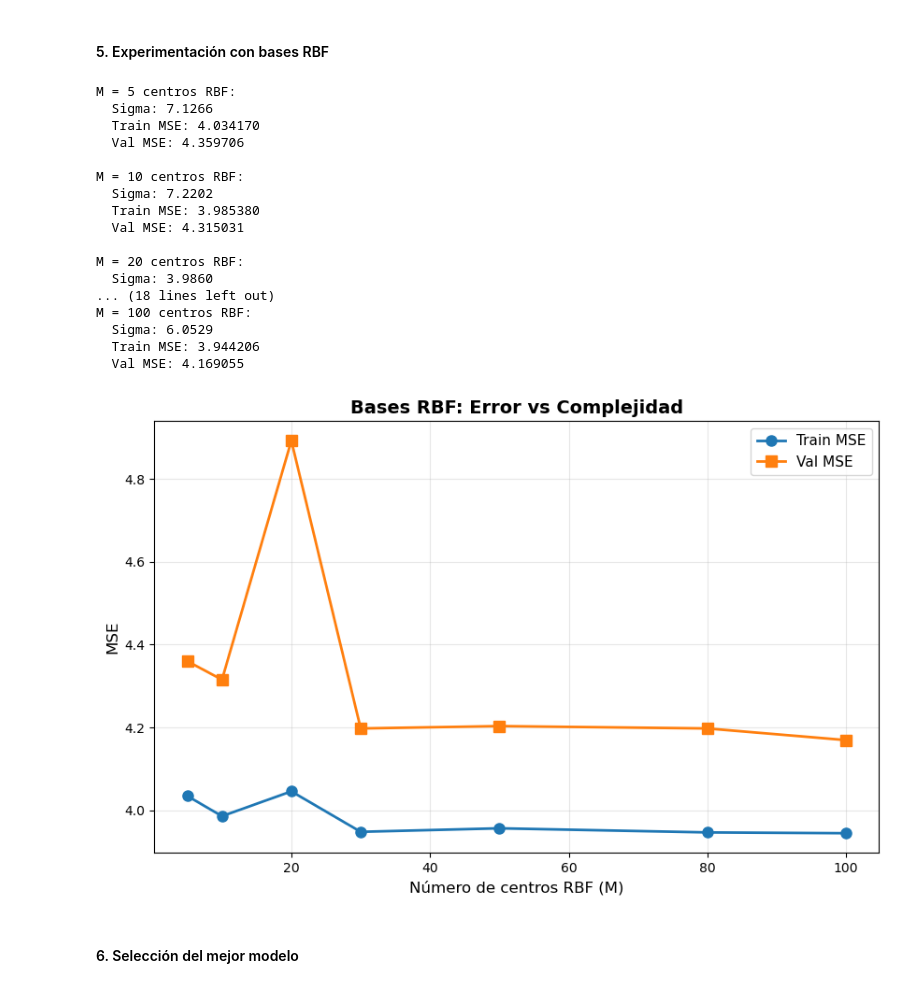
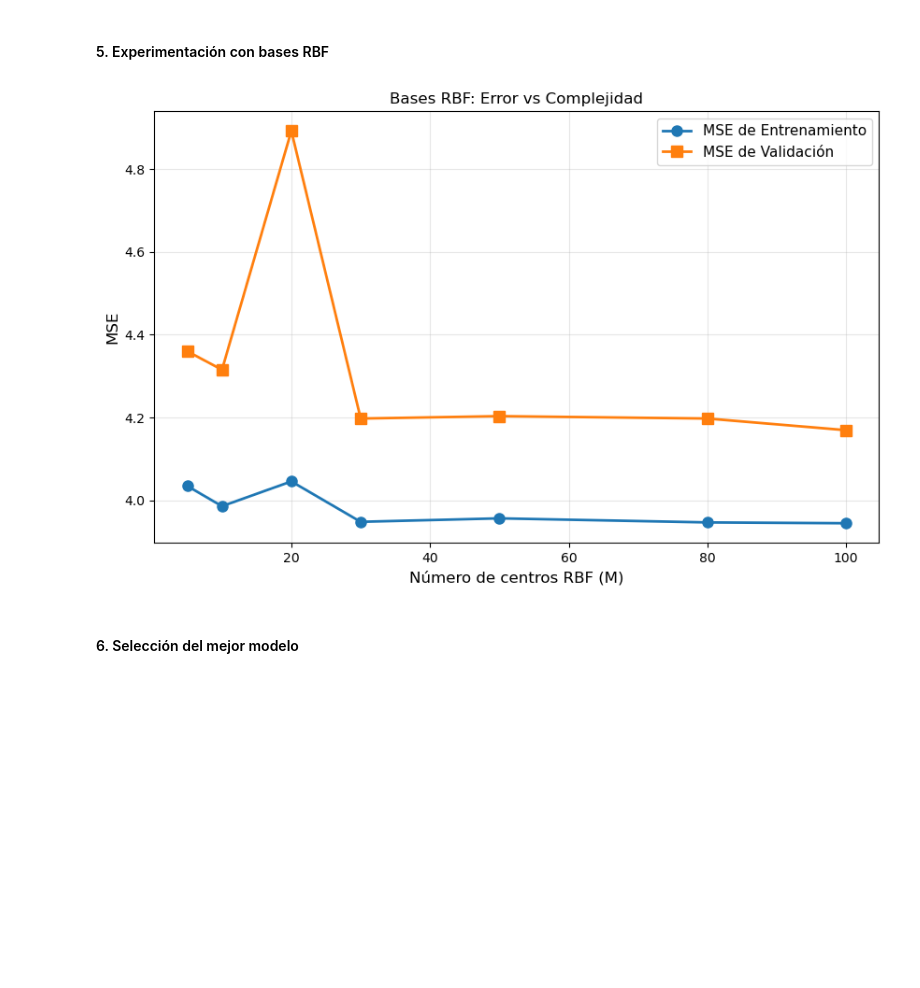
Before and after one commit to marcos626/TP3, a Jupyter notebook: regresion_lineal_1x500.ipynb, the cells around one changed output. Saved outputs shown, nothing was run; the diff lists cells and outputs as text; code cells hidden in the pictures; blank space fills up the shorter version.

```diff
--- a/regresion_lineal_1x500.ipynb
+++ b/regresion_lineal_1x500.ipynb
@@ -19,13 +20,9 @@ if t_all.ndim == 1:
 if X_unknown.ndim == 1:
     X_unknown = X_unknown.reshape(-1, 1)
 
-N = X_all.shape[0]
-D = X_all.shape[1]
-D_out = t_all.shape[1]
-
-print(f"\nDatos totales: {N}")
-print(f"Dimensión entrada: {D}")
-print(f"Dimensión salida: {D_out}")
+print(f"\nDatos totales: {X_all.shape[0]}")
+print(f"Dimensión entrada: {X_all.shape[1]}")
+print(f"Dimensión salida: {t_all.shape[1]}")
 
 # Dividir: 400 ajuste (entrenamiento), 100 validación
 n_train = 400
@@ -243,60 +217,37 @@ train_mse_rbf, val_mse_rbf = [], []
 np.random.seed(42)  # Reproducibilidad
 
 for M in M_list:
-    print(f"\nM = {M} centros RBF:")
-
     # Crear y ajustar la base
     rbf_basis = RBFBasis(M)
     Phi_train = rbf_basis.fit_transform(X_train)
 
     # Resolver para w
     w = solve_weights(Phi_train, t_train, lam=1e-3)
 
     # Predicciones
     y_train = Phi_train @ w
     Phi_val = rbf_basis.transform(X_val)
     y_val = Phi_val @ w
 
     # Errores
     mse_train = mse(y_train, t_train)
     mse_val = mse(y_val, t_val)
 
     train_mse_rbf.append(mse_train)
     val_mse_rbf.append(mse_val)
 
-    print(f"  Sigma: {rbf_basis.sigma:.4f}")
-    print(f"  Train MSE: {mse_train:.6f}")
-    print(f"  Val MSE: {mse_val:.6f}")
-
 # Visualizar
 plt.figure(figsize=(10, 6))
-plt.plot(M_list, train_mse_rbf, 'o-', label="Train MSE", linewidth=2, markersize=8)
-plt.plot(M_list, val_mse_rbf, 's-', label="Val MSE", linewidth=2, markersize=8)
+plt.plot(M_list, train_mse_rbf, 'o-', label="MSE de Entrenamiento", linewidth=2, markersize=8)
+plt.plot(M_list, val_mse_rbf, 's-', label="MSE de Validación", linewidth=2, markersize=8)
 plt.xlabel("Número de centros RBF (M)", fontsize=12)
 plt.ylabel("MSE", fontsize=12)
-plt.title("Bases RBF: Error vs Complejidad", fontsize=14, fontweight='bold')
+plt.title("Bases RBF: Error vs Complejidad", fontsize=12)
 plt.legend(fontsize=11)
 plt.grid(True, alpha=0.3)
 plt.show()
 # %% [output]
-M = 5 centros RBF:
-  Sigma: 7.1266
-  Train MSE: 4.034170
-  Val MSE: 4.359706
-
-M = 10 centros RBF:
-  Sigma: 7.2202
-  Train MSE: 3.985380
-  Val MSE: 4.315031
-
-M = 20 centros RBF:
-  Sigma: 3.9860
-... (18 lines left out)
-M = 100 centros RBF:
-  Sigma: 6.0529
-  Train MSE: 3.944206
-  Val MSE: 4.169055
-[figure, old version]
+[figure, new version]
 # %% [markdown]
 #### 6. Selección del mejor modelo
 # %%
```
Also changed, not shown: parts of 2 cells of this notebook, 5 other files.
